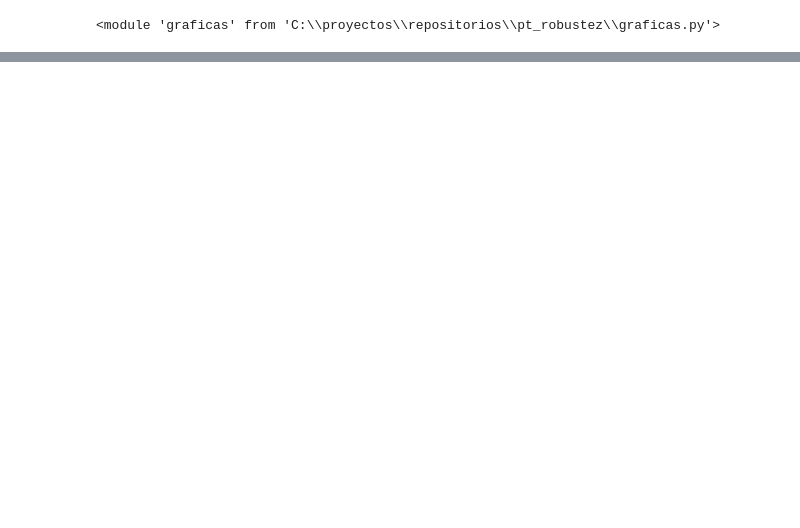
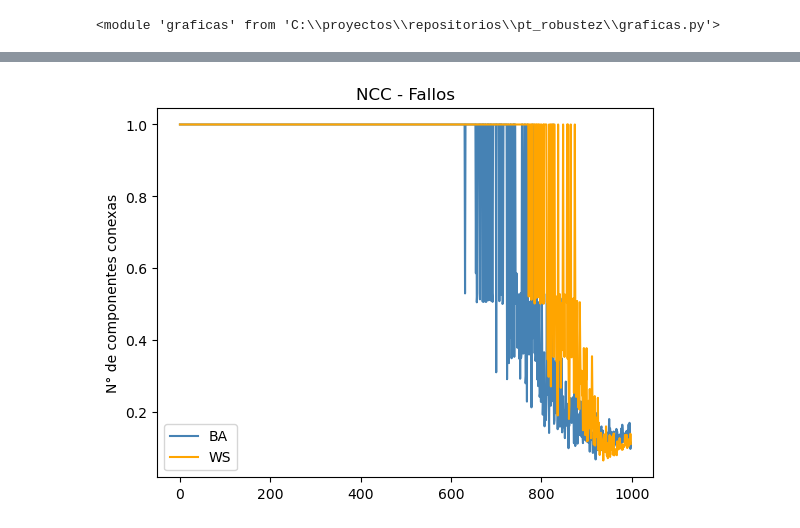
Before and after one commit to maurisiojimenes/pt_robustez, a Jupyter notebook: Indices de Robustez.ipynb, the cells around one changed output, grey strips where cells are left out. Saved outputs shown, nothing was run; the diff lists cells and outputs as text; code cells hidden in the pictures; blank space fills up the shorter version.

```diff
--- a/Indices de Robustez.ipynb
+++ b/Indices de Robustez.ipynb
@@ -406,0 +14,6 @@ plt.show()
+# %%
+n = 500
+m = 5
+# %%
+G_BA = g.crear_grafica('barabasi',n,m,0)
+G_WS = g.crear_grafica('watts',n,2*m,0.5)
@@ -406,0 +134,19 @@ plt.show()
+# %%
+N = len(G_BA)
+
+inicio = time.time()
+
+NCC_BA_fallos = []
+NCC_WS_fallos = []
+
+
+for j in range(1,N,1):
+
+    G_1 = G_BA.copy()
+    G_2 = G_WS.copy()
+    NCC_BA_fallos.append(g.indice_robustez(G_1,g.componentes_conexas,2,'random',j))
+    NCC_WS_fallos.append(g.indice_robustez(G_2,g.componentes_conexas,2,'random',j))
+
+final = time.time()
+
+print(f"El tiempo de ejecución fue de: {final - inicio}")
@@ -406,0 +176,7 @@ plt.show()
+# %%
+resultados_NCC_BA_fallos = NCC_BA_fallos
+resultados_NCC_WS_fallos = NCC_WS_fallos
+
+
+resultados_NCC_BA_ataques = NCC_BA_ataques
+resultados_NCC_WS_ataques = NCC_WS_ataques
@@ -406,0 +320,10 @@ plt.show()
+# %%
+plt.plot(resultados_NCC_BA_fallos, label='BA', color='steelblue')
+plt.plot(resultados_NCC_WS_fallos, label='WS', color='orange')
+plt.title("NCC - Fallos")
+plt.ylabel("N° de componentes conexas")
+plt.legend()
+
+plt.show()
+# %% [output]
+[figure, added]
```
Also changed, not shown: parts of 41 cells of this notebook, 13 other files.
